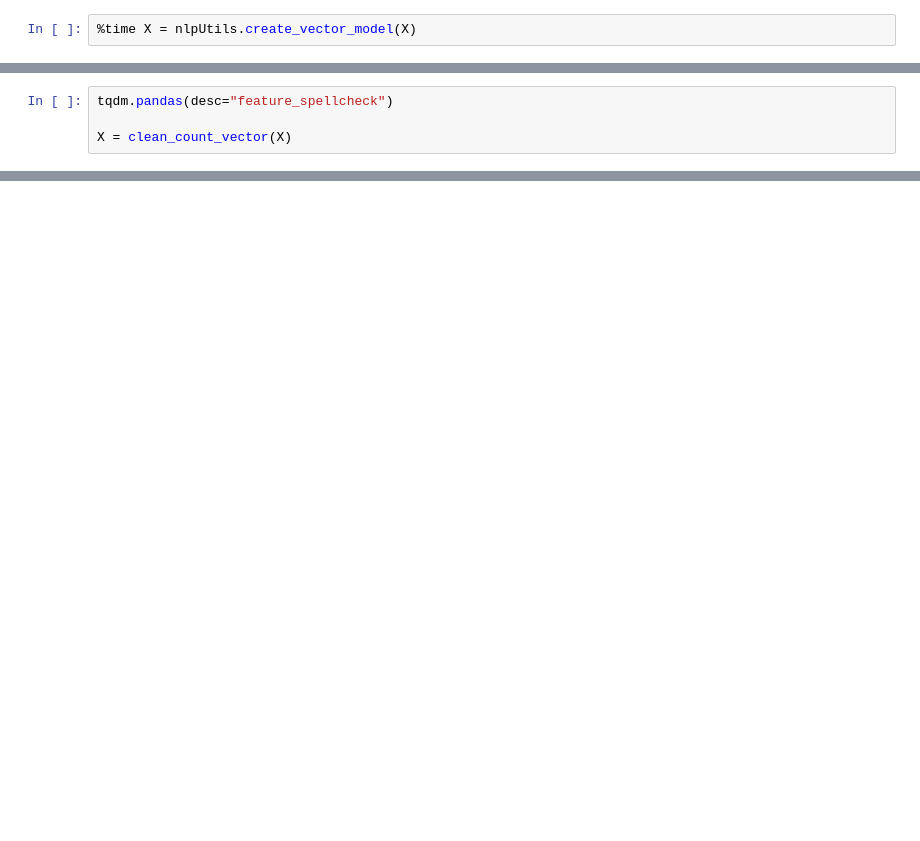
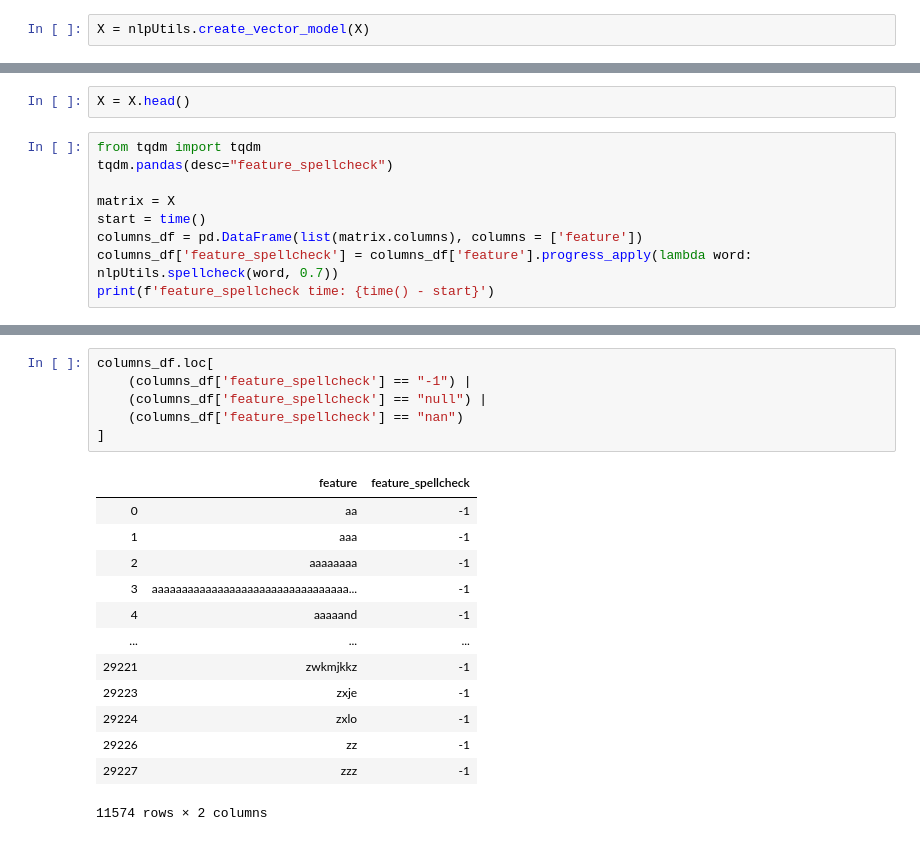
Before and after one commit to mrugeles/Disaster-Response-Pipeline, a Jupyter notebook: test_vectorizer_flow.ipynb, the cells around one changed output, grey strips where cells are left out. Cells and saved outputs as stored; diff of their text form; blank space fills up the shorter version.

Commit message:
Fix null features

```diff
--- a/test_vectorizer_flow.ipynb
+++ b/test_vectorizer_flow.ipynb
@@ -38,5 +45,5 @@ X, Y, category_names = dataUtils.load_db_data('data/DisasterResponse.db')
 # %% [output]
 sqlite:///data/DisasterResponse.db
 # %%
-%time X = nlpUtils.create_vector_model(X)
+X = nlpUtils.create_vector_model(X)
 # %% [output]
@@ -84,4 +51,11 @@ def clean_count_vector(matrix):
-# %%
-tqdm.pandas(desc="feature_spellcheck")
-
-X = clean_count_vector(X)
+# %%
+X = X.head()
+# %%
+from tqdm import tqdm
+tqdm.pandas(desc="feature_spellcheck")
+
+matrix = X
+start = time()
+columns_df = pd.DataFrame(list(matrix.columns), columns = ['feature'])
+columns_df['feature_spellcheck'] = columns_df['feature'].progress_apply(lambda word: nlpUtils.spellcheck(word, 0.7))
+print(f'feature_spellcheck time: {time() - start}')
@@ -87,0 +71,20 @@ X = clean_count_vector(X)
+# %%
+columns_df.loc[
+    (columns_df['feature_spellcheck'] == "-1") |
+    (columns_df['feature_spellcheck'] == "null") |
+    (columns_df['feature_spellcheck'] == "nan")
+]
+# %% [output]
+|  | feature | feature_spellcheck |
+| 0 | aa | -1 |
+| 1 | aaa | -1 |
+| 2 | aaaaaaaa | -1 |
+| 3 | aaaaaaaaaaaaaaaaaaaaaaaaaaaaaaaaa... | -1 |
+| 4 | aaaaand | -1 |
+| ... | ... | ... |
+| 29221 | zwkmjkkz | -1 |
+| 29223 | zxje | -1 |
+| 29224 | zxlo | -1 |
+| 29226 | zz | -1 |
+| 29227 | zzz | -1 |
+11574 rows × 2 columns
```
Also changed, not shown: parts of 24 cells of this notebook, 4 other files.
